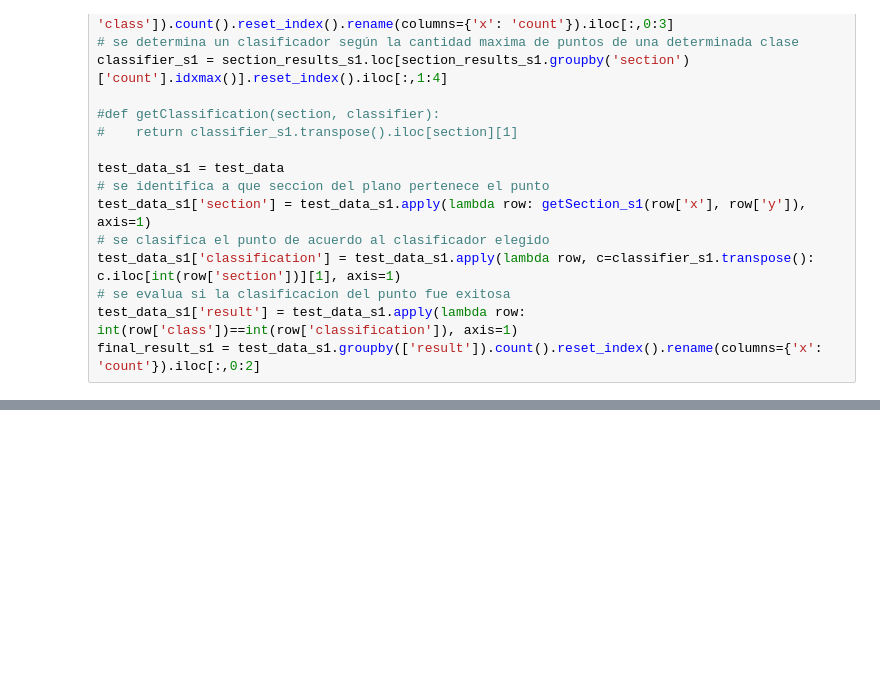
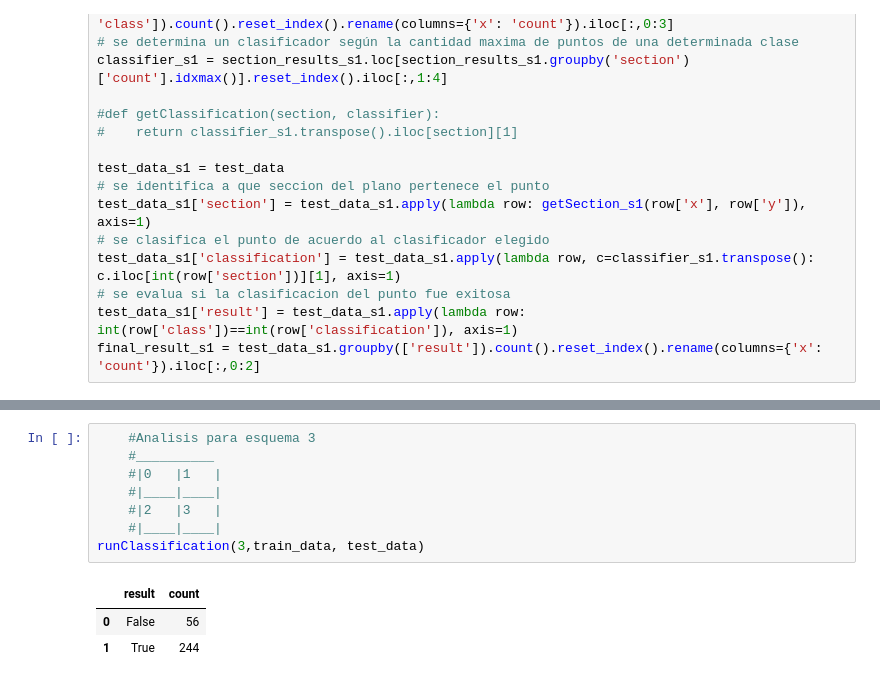
Before and after one commit to guidoAlbarello/aprendizajeEstadistico, a Jupyter notebook: ComparacionClasificadores.ipynb, the cells around one changed output, grey strips where cells are left out. Cells and saved outputs as stored; diff of their text form; blank space fills up the shorter version.

```diff
--- a/ComparacionClasificadores.ipynb
+++ b/ComparacionClasificadores.ipynb
@@ -141,0 +272,12 @@ plt.show()
+# %%
+    #Analisis para esquema 3
+    #__________
+    #|0   |1   |
+    #|____|____|
+    #|2   |3   |
+    #|____|____|
+runClassification(3,train_data, test_data)
+# %% [output]
+|  | result | count |
+| 0 | False | 56 |
+| 1 | True | 244 |
```
Also changed, not shown: parts of 14 cells of this notebook, 2 other files.
